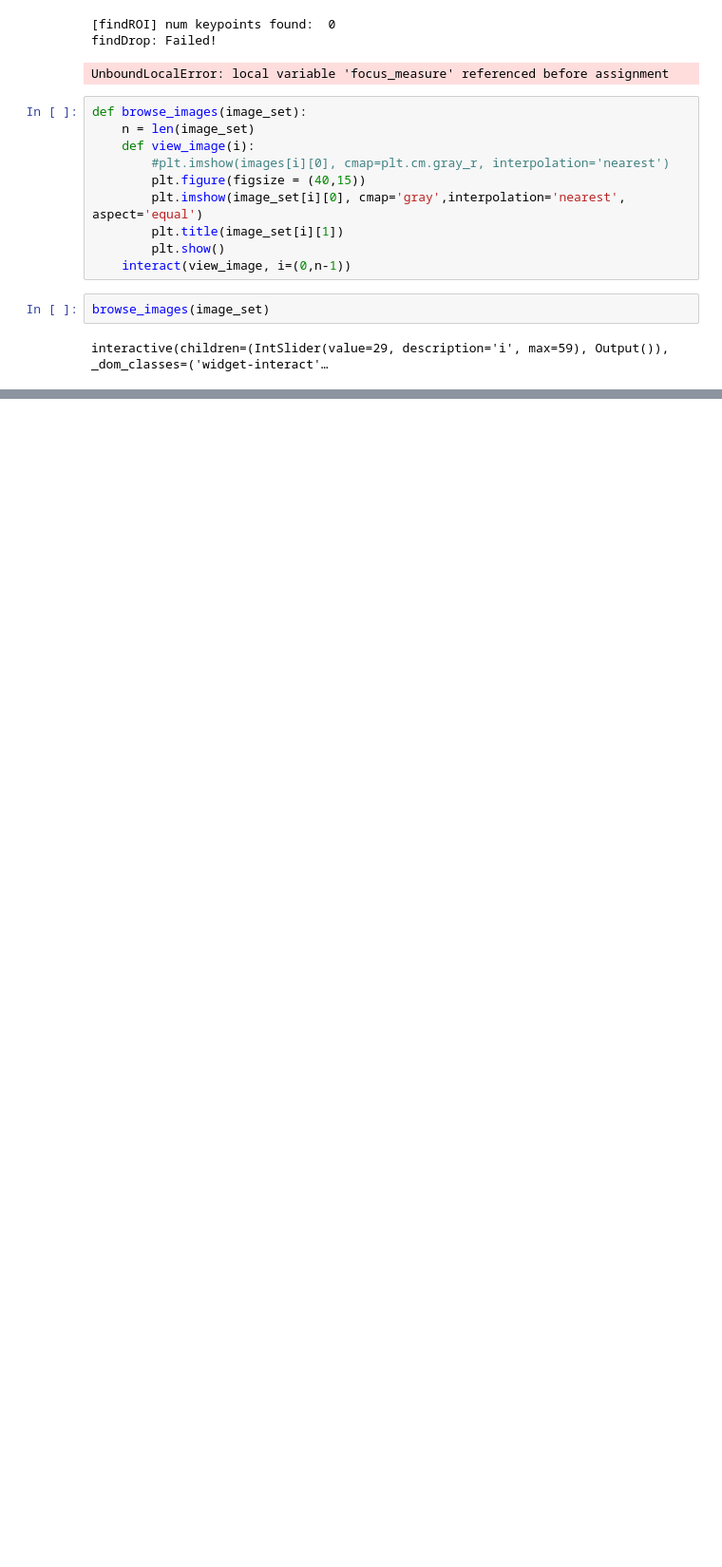
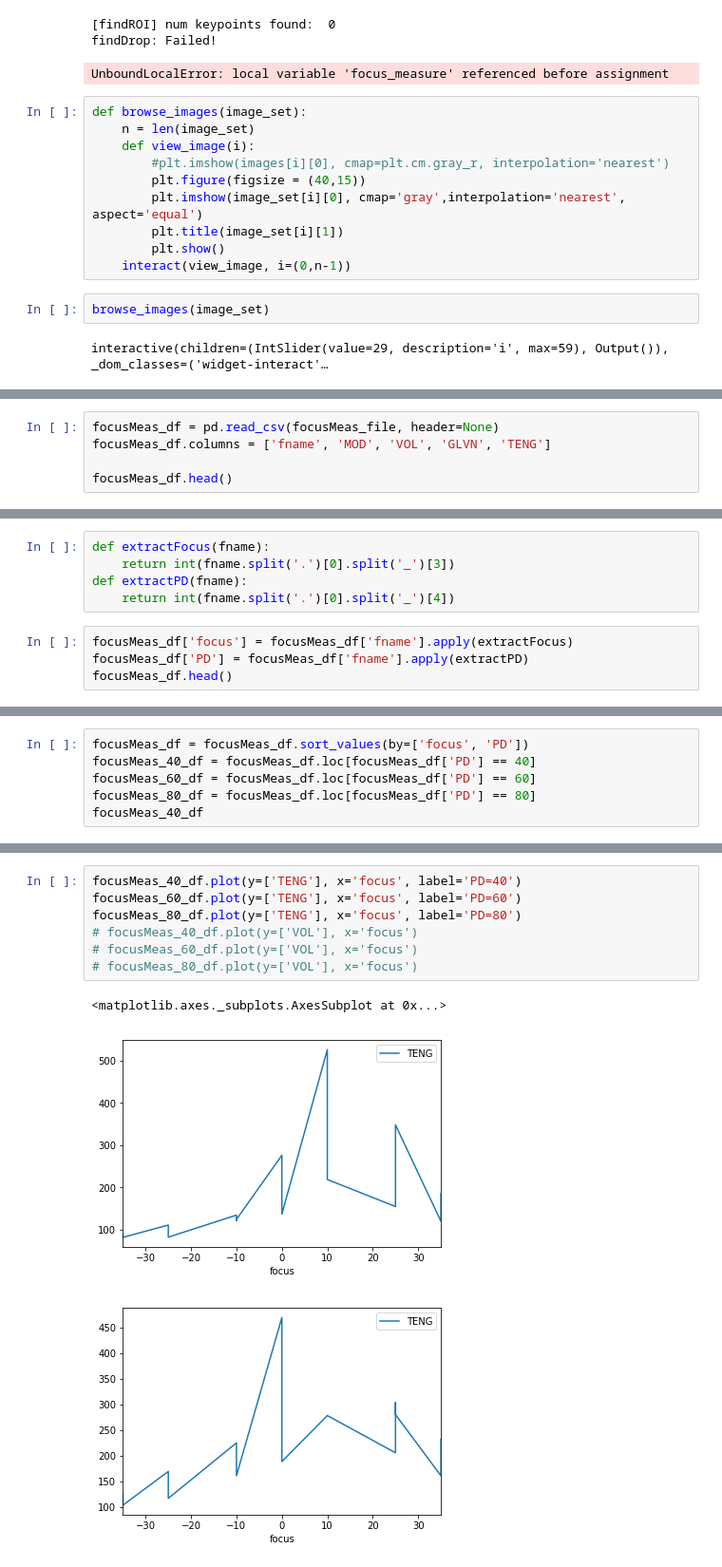
Before and after one commit to Aniruddh1/ipython-opencv-notebooks, a Jupyter notebook: notebooks/DIF_AutoFocus.ipynb, the cells around one changed output, grey strips where cells are left out. Shown at 95% size. Saved outputs shown, nothing was run; the diff lists cells and outputs as text; blank space fills up the shorter version.

```diff
--- a/notebooks/DIF_AutoFocus.ipynb
+++ b/notebooks/DIF_AutoFocus.ipynb
@@ -758,0 +766,5 @@ interactive(children=(IntSlider(value=29, description='i', max=59), Output()), _
+# %%
+focusMeas_df = pd.read_csv(focusMeas_file, header=None)
+focusMeas_df.columns = ['fname', 'MOD', 'VOL', 'GLVN', 'TENG']
+
+focusMeas_df.head()
@@ -758,0 +784,9 @@ interactive(children=(IntSlider(value=29, description='i', max=59), Output()), _
+# %%
+def extractFocus(fname):
+    return int(fname.split('.')[0].split('_')[3])
+def extractPD(fname):
+    return int(fname.split('.')[0].split('_')[4])
+# %%
+focusMeas_df['focus'] = focusMeas_df['fname'].apply(extractFocus)
+focusMeas_df['PD'] = focusMeas_df['fname'].apply(extractPD)
+focusMeas_df.head()
@@ -758,0 +800,6 @@ interactive(children=(IntSlider(value=29, description='i', max=59), Output()), _
+# %%
+focusMeas_df = focusMeas_df.sort_values(by=['focus', 'PD'])
+focusMeas_40_df = focusMeas_df.loc[focusMeas_df['PD'] == 40]
+focusMeas_60_df = focusMeas_df.loc[focusMeas_df['PD'] == 60]
+focusMeas_80_df = focusMeas_df.loc[focusMeas_df['PD'] == 80]
+focusMeas_40_df
@@ -758,0 +824,11 @@ interactive(children=(IntSlider(value=29, description='i', max=59), Output()), _
+# %%
+focusMeas_40_df.plot(y=['TENG'], x='focus', label='PD=40')
+focusMeas_60_df.plot(y=['TENG'], x='focus', label='PD=60')
+focusMeas_80_df.plot(y=['TENG'], x='focus', label='PD=80')
+# focusMeas_40_df.plot(y=['VOL'], x='focus')
+# focusMeas_60_df.plot(y=['VOL'], x='focus')
+# focusMeas_80_df.plot(y=['VOL'], x='focus')
+# %% [output]
+<matplotlib.axes._subplots.AxesSubplot at 0x...>
+[figure, added]
+[figure, added]
```
Also changed, not shown: parts of 8 cells of this notebook, 2 other files.
